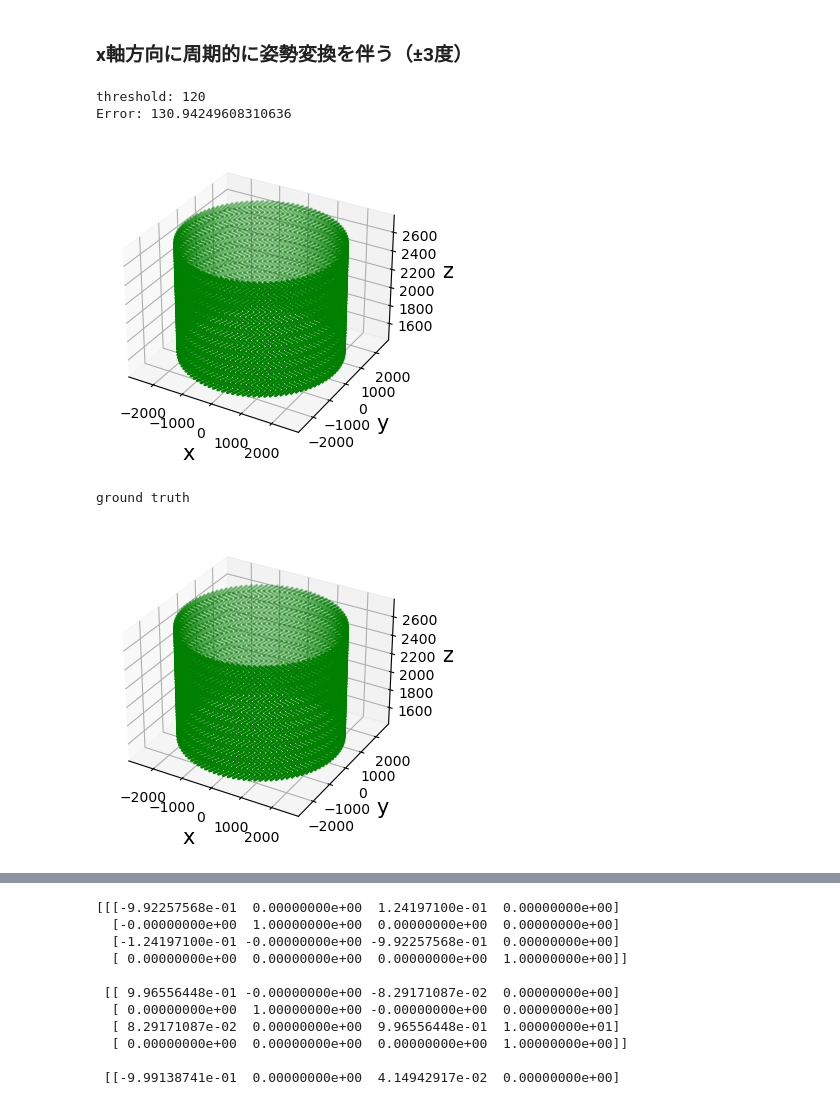
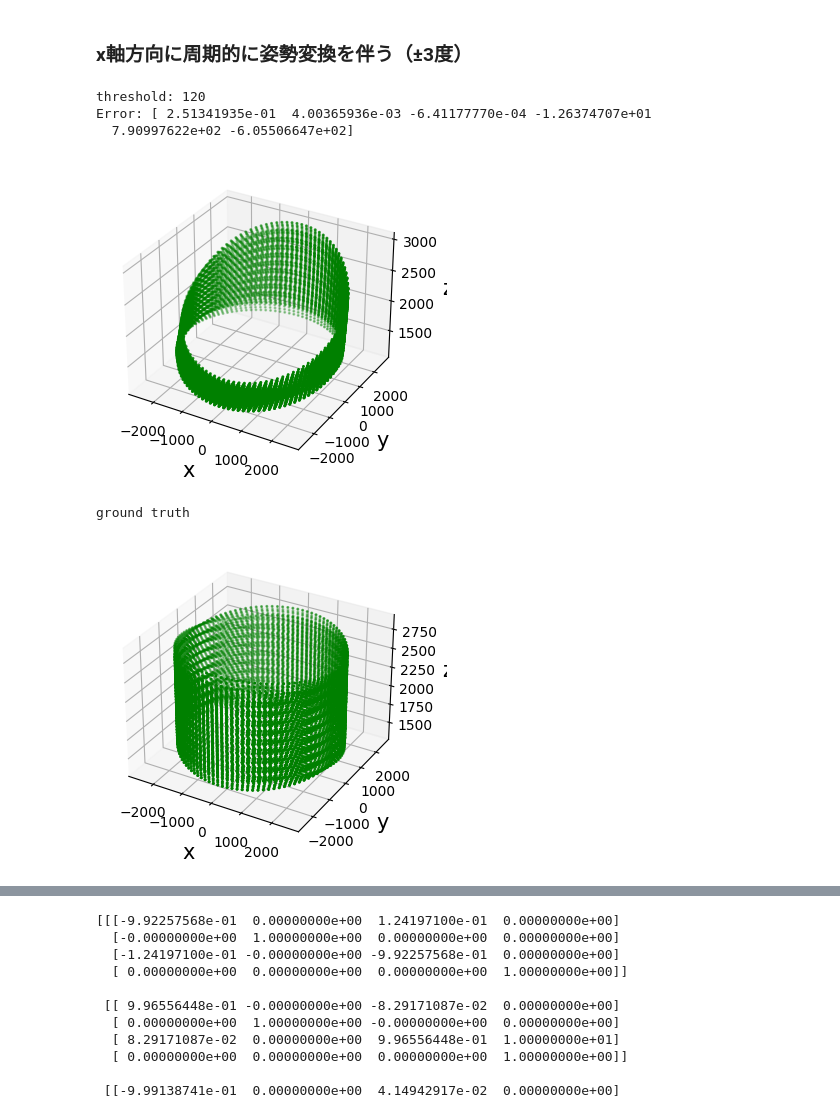
Before and after one commit to gutter-mouth/InchwormMeasurement, a Jupyter notebook: simulate_20221030.ipynb, the cells around one changed output, grey strips where cells are left out. Saved outputs shown, nothing was run; the diff lists cells and outputs as text; code cells hidden in the pictures.

```diff
--- a/simulate_20221030.ipynb
+++ b/simulate_20221030.ipynb
@@ -64,10 +61,11 @@ for i in [0, 0.5, 1]:
     simulator_params["round_threshold"] = i
     S.set_params(**simulator_params)
     S.run()
-    S.calc_error()
-    print(f"Error: {S.error}")
+    # S.calc_error()
+    # print(f"Error: {S.error}")
     S.show_result()
 
 print("ground truth")
 S.show_groundtruth()
+S.calc_error_pose_adjacent()
 # %% [output]
@@ -230,9 +141,9 @@ A = np.array([ \
 
 T = []
 for i in range(121):
-    loop = 3
-    deg = (np.min([i%(loop*4), (loop*4)-i%(loop*4)])-loop)
-    R = Rotation.from_rotvec([0,0,deg*np.pi/180]).as_matrix()
+    max_deg = 3
+    deg = (np.min([i%(max_deg*4), (max_deg*4)-i%(max_deg*4)])-max_deg)
+    R = Rotation.from_rotvec([deg*np.pi/180,0,0]).as_matrix()
     # t = np.array([[0,0, 0]]).T
     t = np.array([[0,0, 10*i]]).T
     T.append(np.vstack([np.hstack([R,t]), np.array([[0,0,0,1]])]))
@@ -255,36 +166,37 @@ ringlaser_offset = np.array([
 simulator_params = {\
     "A": A, \
     "n_spot": 7, \
     "n_ring": 100, \
     "cylinder_radius": 2500, \
     "base_motion": base_motion, \
     "spotlaser_offset": spotlaser_offset, \
     "ringlaser_offset": ringlaser_offset, \
     "is_ring_with_camera": True, \
     "idx_length": 120,
     "idx_period": 6,
     "round_threshold": 0.5, \
     "is_bundle": False, \
     "is_5points_true": False, \
     "is_scale_true": False, \
 }
 
 S = Simulator()
 # for i in [0, 0.5, 1]:
 print(f"threshold: {i}")
 simulator_params["round_threshold"] = 0
 S.set_params(**simulator_params)
 S.run()
-S.calc_error()
+# S.calc_error()
 S.calc_error_pose_adjacent()
-print(f"Error: {S.error}")
+print(f"Error: {S.error_pose_adjacent.sum(axis=1)}")
 S.show_result()
 
 print("ground truth")
 S.show_groundtruth()
 # %% [output]
 threshold: 120
-Error: 130.94249608310636
+Error: [ 2.51341935e-01  4.00365936e-03 -6.41177770e-04 -1.26374707e+01
+  7.90997622e+02 -6.05506647e+02]
-[figure, old version]
+[figure, new version]
 ground truth
-[figure, old version]
+[figure, new version]
```
Also changed, not shown: parts of 10 cells of this notebook, 3 other files.
